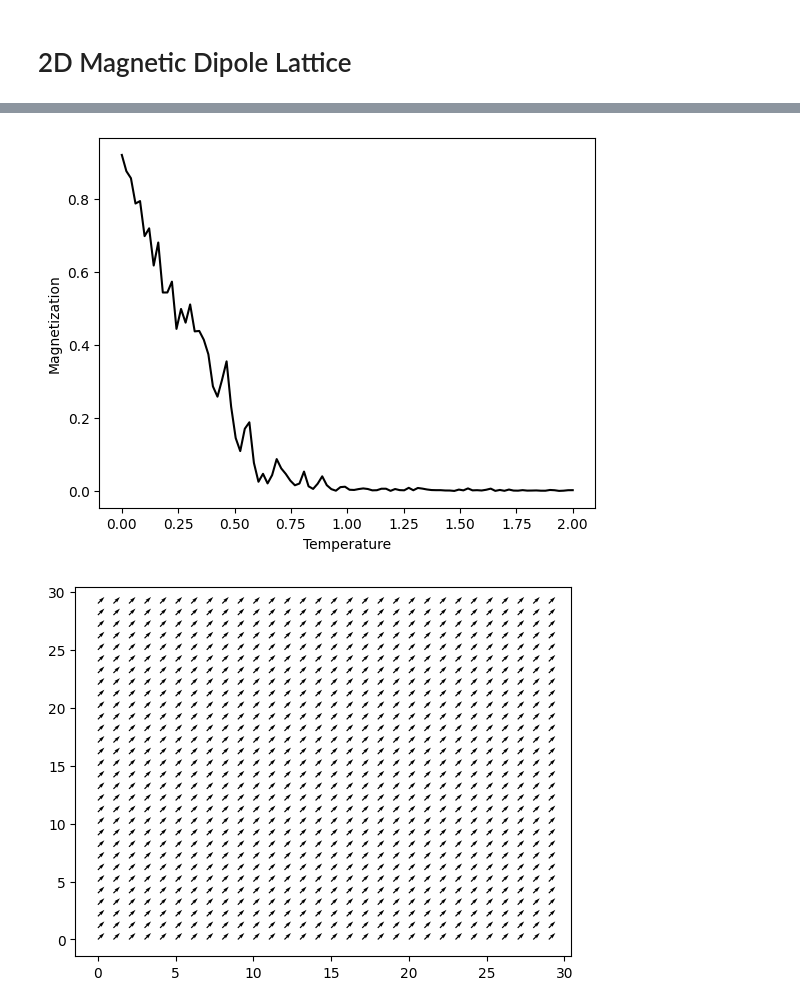
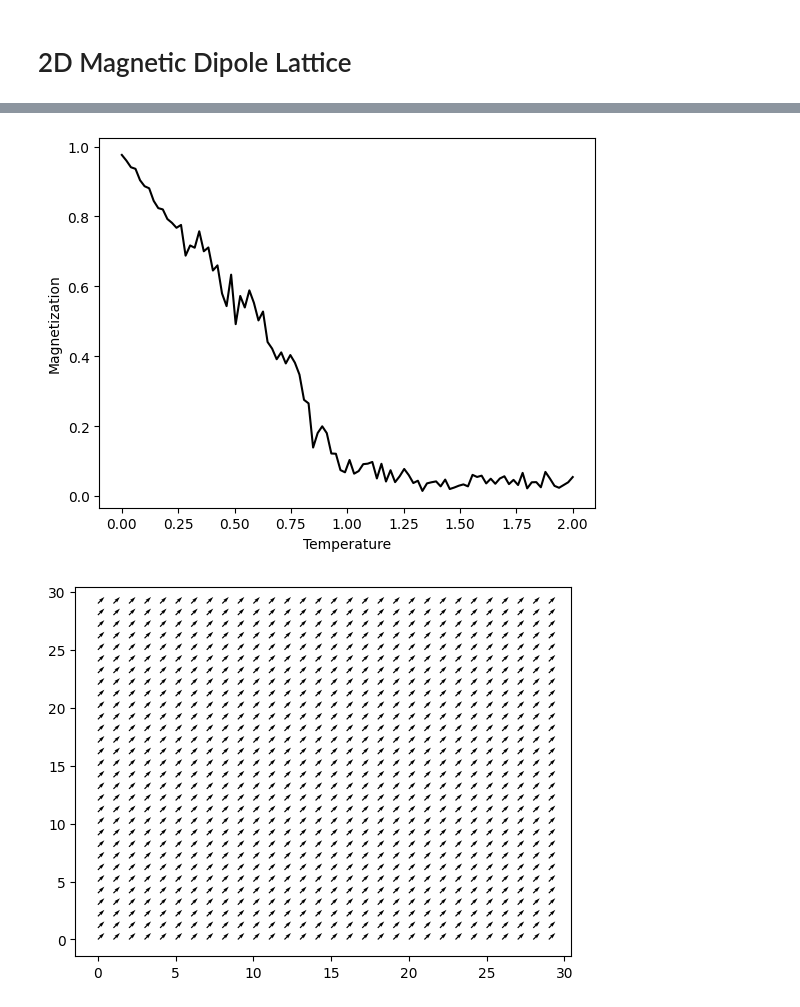
Before and after one commit to TimBerti/magnetic-dipole-lattice, a Jupyter notebook: notebooks/magnetic_dipole_lattice.ipynb, the cells around one changed output, grey strips where cells are left out. Cells and saved outputs as stored; diff of their text form; code cells hidden in the pictures.

Commit message:
smoother curve

```diff
--- a/notebooks/magnetic_dipole_lattice.ipynb
+++ b/notebooks/magnetic_dipole_lattice.ipynb
@@ -154,24 +154,24 @@ plt.show()
 # %%
 n_temps = 100
-steps_per_temp = 100
+steps_per_temp = 200
 target_temperatures = np.linspace(2, 0, n_temps)
 
 theta, omega = generate_lattice()
 total_magnetization = []
 for target_temp in target_temperatures:
     average_magnetization = []
     for step in range(steps_per_temp):
         theta, omega = update_lattice(theta, omega, target_temp=target_temp)
         if step > 3 * steps_per_temp // 4:
-            average_magnetization.append(np.mean(np.cos(theta))**2 + np.mean(np.sin(theta))**2)
+            average_magnetization.append(np.sqrt(np.mean(np.cos(theta))**2 + np.mean(np.sin(theta))**2))
     total_magnetization.append(np.mean(average_magnetization))
 
 plt.plot(target_temperatures, total_magnetization, color='black')
 plt.xlabel('Temperature')
 plt.ylabel('Magnetization')
 plt.show()
 # %% [output]
-[figure, old version]
+[figure, new version]
 # %%
 magnetic_field = (np.ones(theta.shape), np.ones(theta.shape))
 
```
Also changed, not shown: parts of 6 cells of this notebook, 1 other file.
